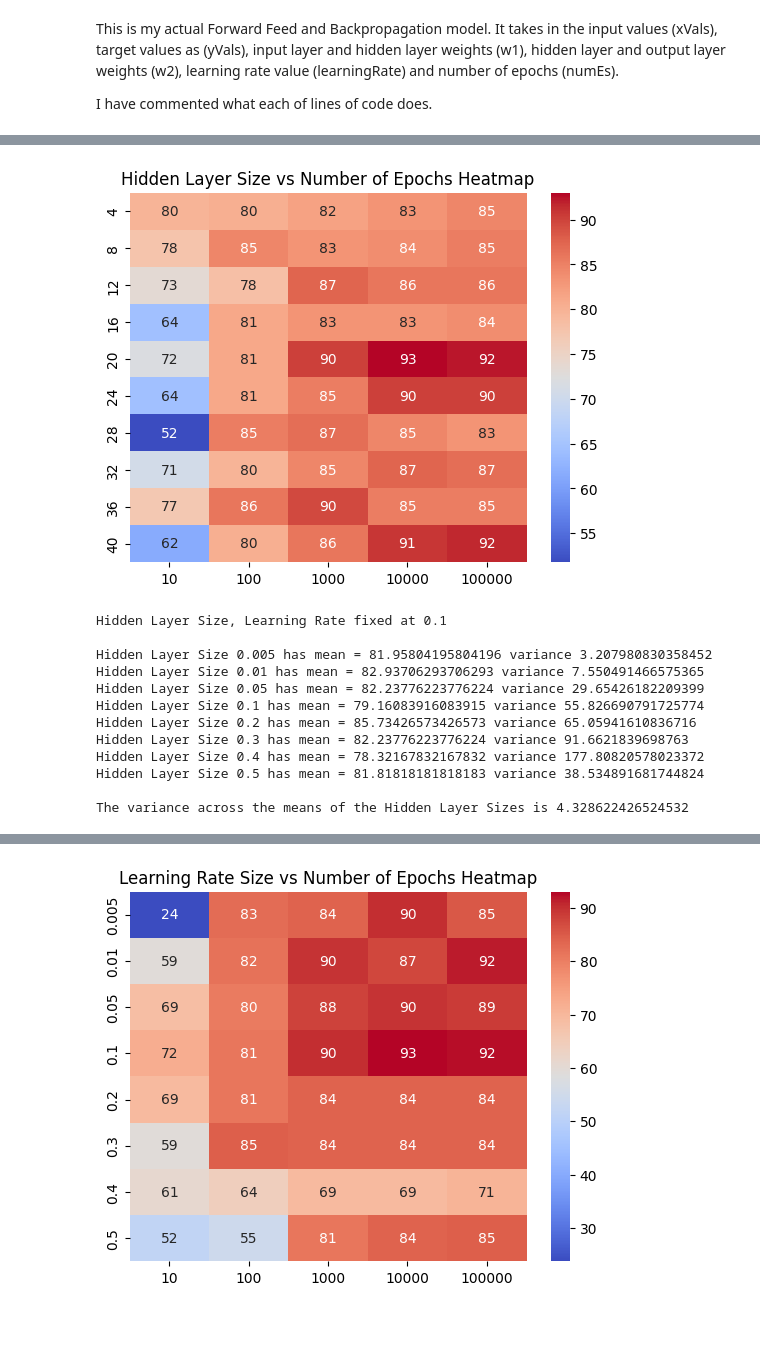
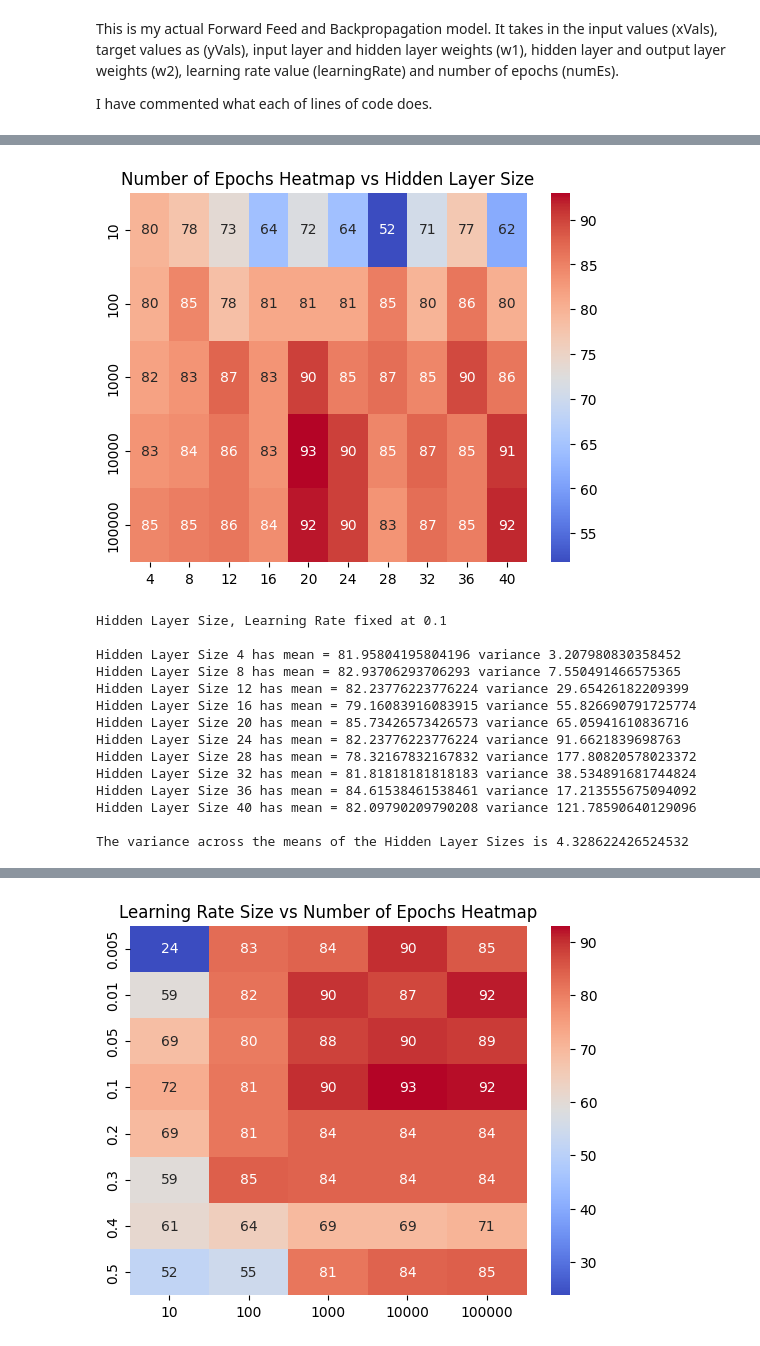
Before and after one commit to tarbazi/COS-711-Assignment-2, a Jupyter notebook: src/Almonds_Classifier.ipynb, the cells around one changed output, grey strips where cells are left out. Saved outputs shown, nothing was run; the diff lists cells and outputs as text; code cells hidden in the pictures.

```diff
--- a/src/Almonds_Classifier.ipynb
+++ b/src/Almonds_Classifier.ipynb
@@ -476,37 +498,36 @@ The variance across the means of the Hidden Layer Sizes is 9.19635434495574
 def runGridSearch2():
 
     hiddenLayerSizes = [4, 8, 12, 16, 20, 24, 28, 32, 36, 40]
     numEpochs = [10, 100, 1000, 10000, 100000]
 
     results = []
 
     maxV = 0
     maxHLayer = 0
     maxNumEs = 0
 
-
-    for hiddenLayerSize in hiddenLayerSizes:
+    for numEs in numEpochs:
         tempResults = []
-        for numEs in numEpochs:
+        for hiddenLayerSize in hiddenLayerSizes:
             val = trainAndEvaluate(hiddenLayerSize, 0.1, numEs)
             maxV = max(maxV, val)
 
             if (maxV == val):
                 maxHLayer = hiddenLayerSize
                 maxNumEs = numEs
 
             tempResults.append(val)
         results.append(tempResults)
 
     return (np.array(results), maxHLayer, maxNumEs, maxV)
 
 hlSizeVSnumEsData = runGridSearch2()[0]
 
-xLabels = ["10", "100", "1000", "10000", "100000"]
-yLabels = ["4", "8", "12", "16", "20", "24", "28", "32", "36", "40"]
+xLabels = ["4", "8", "12", "16", "20", "24", "28", "32", "36", "40"]
+yLabels = ["10", "100", "1000", "10000", "100000"]
 
 sns.heatmap(hlSizeVSnumEsData, annot = True, cmap = "coolwarm", xticklabels = xLabels, yticklabels = yLabels)
-plt.title("Hidden Layer Size vs Number of Epochs Heatmap")
+plt.title("Number of Epochs Heatmap vs Hidden Layer Size")
 plt.show()
 # %% [output]
-[figure, old version]
+[figure, new version]
@@ -513,25 +546,27 @@ plt.show()
 # %%
 print("Hidden Layer Size, Learning Rate fixed at 0.1\n")
-hlMeans = hlSizeVSnumEsData.mean(axis = 1)
-hlVariance = hlSizeVSnumEsData.std(axis = 1)
+hlMeans = hlSizeVSnumEsData.mean(axis = 0)
+hlVariance = hlSizeVSnumEsData.std(axis = 0)
 i = 0
 
-for y in yLabels:
-    print("Hidden Layer Size", y, "has mean =", hlMeans[i], "variance", hlVariance[i]**2)
+for x in xLabels:
+    print("Hidden Layer Size", x, "has mean =", hlMeans[i], "variance", hlVariance[i]**2)
     i += 1
 
 print("\nThe variance across the means of the Hidden Layer Sizes is", (hlMeans.std())**2)
 # %% [output]
 Hidden Layer Size, Learning Rate fixed at 0.1
 
-Hidden Layer Size 0.005 has mean = 81.95804195804196 variance 3.207980830358452
-Hidden Layer Size 0.01 has mean = 82.93706293706293 variance 7.550491466575365
-Hidden Layer Size 0.05 has mean = 82.23776223776224 variance 29.65426182209399
-Hidden Layer Size 0.1 has mean = 79.16083916083915 variance 55.826690791725774
-Hidden Layer Size 0.2 has mean = 85.73426573426573 variance 65.05941610836716
-Hidden Layer Size 0.3 has mean = 82.23776223776224 variance 91.6621839698763
-Hidden Layer Size 0.4 has mean = 78.32167832167832 variance 177.80820578023372
-Hidden Layer Size 0.5 has mean = 81.81818181818183 variance 38.534891681744824
+Hidden Layer Size 4 has mean = 81.95804195804196 variance 3.207980830358452
+Hidden Layer Size 8 has mean = 82.93706293706293 variance 7.550491466575365
+Hidden Layer Size 12 has mean = 82.23776223776224 variance 29.65426182209399
+Hidden Layer Size 16 has mean = 79.16083916083915 variance 55.826690791725774
+Hidden Layer Size 20 has mean = 85.73426573426573 variance 65.05941610836716
+Hidden Layer Size 24 has mean = 82.23776223776224 variance 91.6621839698763
+Hidden Layer Size 28 has mean = 78.32167832167832 variance 177.80820578023372
+Hidden Layer Size 32 has mean = 81.81818181818183 variance 38.534891681744824
+Hidden Layer Size 36 has mean = 84.61538461538461 variance 17.213555675094092
+Hidden Layer Size 40 has mean = 82.09790209790208 variance 121.78590640129096
 
 The variance across the means of the Hidden Layer Sizes is 4.328622426524532
 # %%
```
Also changed, not shown: parts of 11 cells of this notebook, 7 other files.
